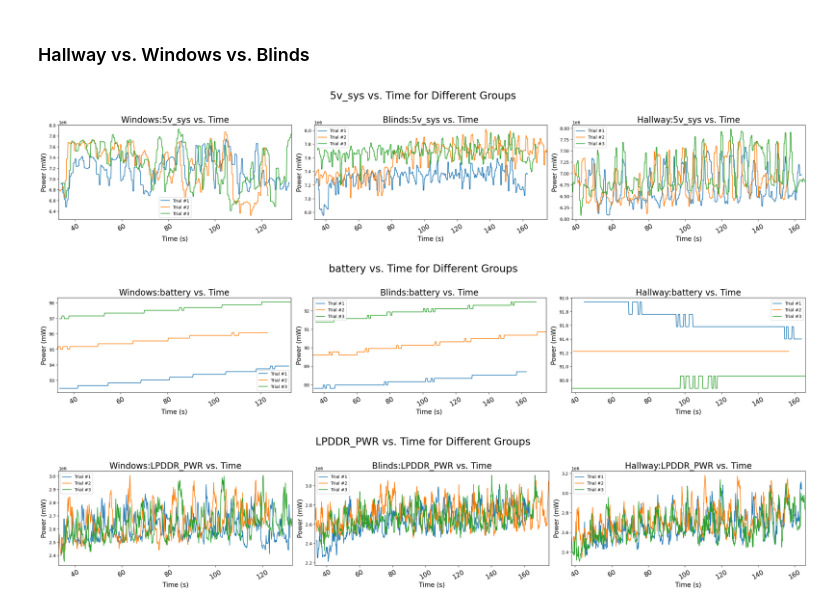
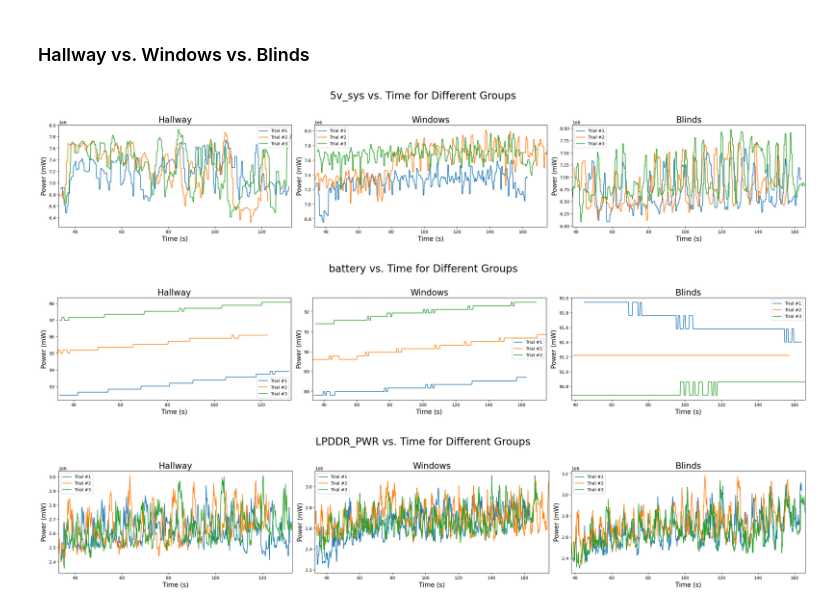
Before and after one commit to alliec45/mixed_reality_defense, a Jupyter notebook: scans/scan_analysis.ipynb, the cells around one changed output. Drawn from its saved outputs; the diff is of its cells as text; code cells hidden in the pictures.

Commit message:
Boxplots and Time Series Plots
Increased the flexibility in the graphical analysis coding. Added boxplots.

```diff
--- a/scans/scan_analysis.ipynb
+++ b/scans/scan_analysis.ipynb
@@ -51,3 +52,21 @@ h_3 = read_csv(hall_csv_3, 34, 133)
+# %%
+# Input file paths for room type: meeting room with windows
+hall_csv_1 = 'power_profiler_scan/hallway/hallway_1.csv'
+hall_csv_2 = 'power_profiler_scan/hallway/hallway_2.csv'
+hall_csv_3 = 'power_profiler_scan/hallway/hallway_3.csv'
+
+# Read in the csv and create dataframes for before, during, and after the scanning process
+# Before
+h_1_b = csv_to_df(hall_csv_1, "Hallway", 0, 34)
+h_2_b = csv_to_df(hall_csv_2, "Hallway", 0, 33)
+h_3_b = csv_to_df(hall_csv_3, "Hallway", 0, 34)
+
+# During
+h_1_scan = csv_to_df(hall_csv_1, "Hallway", 34, 132)
+h_2_scan = csv_to_df(hall_csv_2, "Hallway", 33, 123)
+h_3_scan = csv_to_df(hall_csv_3, "Hallway", 34, 133)
+
+# After
 # %% [markdown]
 ## Statistics
 
@@ -212,17 +228,19 @@ save('data_analysis/plots/Hallway_Combined_battery')
 # %% [markdown]
 ### Hallway vs. Windows vs. Blinds
 # %%
-total_h = [h_1, h_2, h_3]
-total_w = [w_1, w_2, w_3]
-total_b = [b_1, b_2, b_3]
+total_h = [h_1_scan, h_2_scan, h_3_scan]
+total_w = [w_1_scan, w_2_scan, w_3_scan]
+total_b = [b_1_scan, b_2_scan, b_3_scan]
 
-plot_all_groups(total_h, total_w, total_b, '5v_sys')
+all_groups = [total_h, total_w, total_b]
+
+plot_time_series_all(all_groups, '5v_sys')
 save('data_analysis/plots/all_5vsys')
-plot_all_groups(total_h, total_w, total_b, 'battery')
+plot_time_series_all(all_groups, 'battery')
 save('data_analysis/plots/all_battery')
-plot_all_groups(total_h, total_w, total_b, 'LPDDR_PWR')
+plot_time_series_all(all_groups, 'LPDDR_PWR')
 save('data_analysis/plots/all_LPDDRPWR')
 # %% [output]
-[figure, old version]
+[figure, new version]
-[figure, old version]
+[figure, new version]
-[figure, old version]
+[figure, new version]
```
Also changed, not shown: parts of 10 cells of this notebook, 8 other files.
